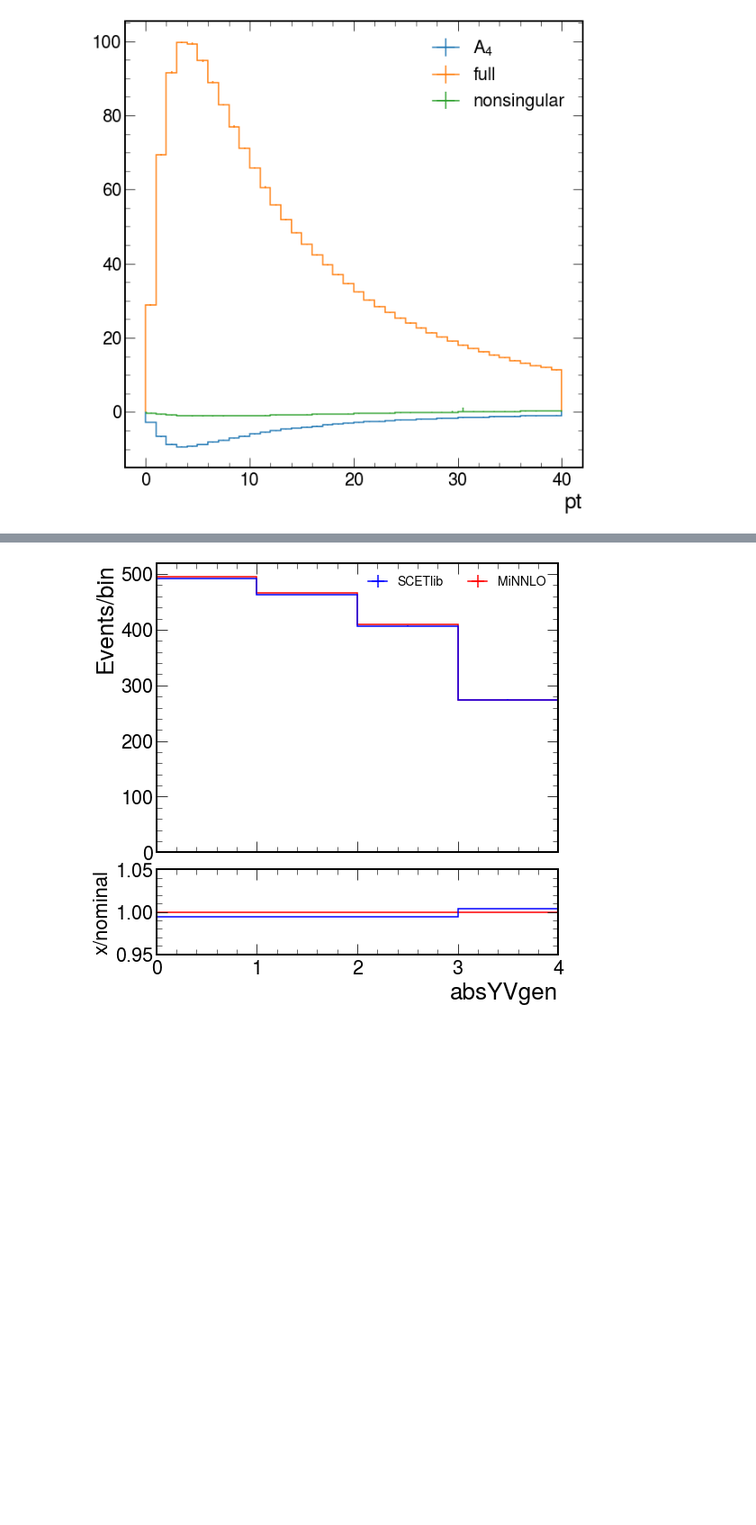
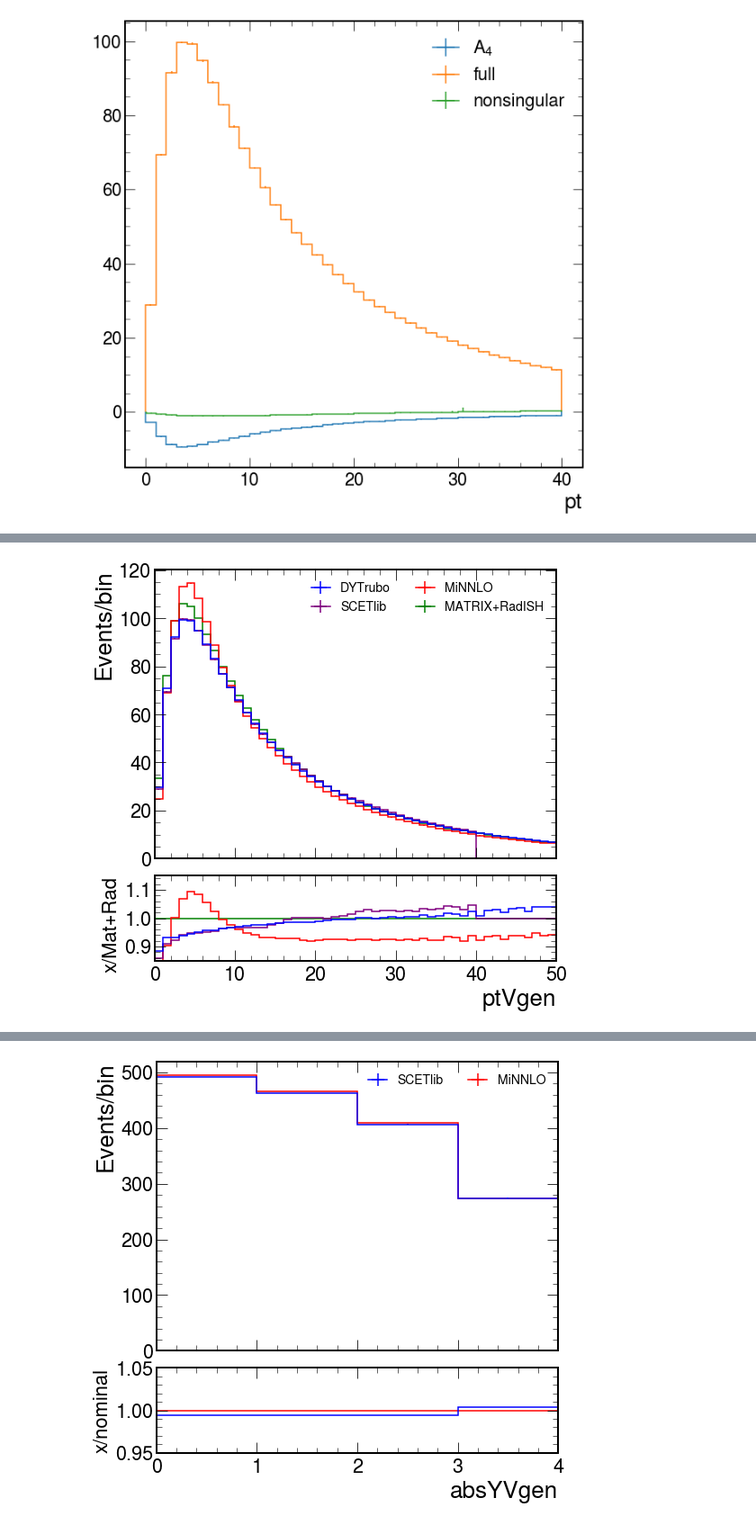
Before and after one commit to WMass/WRemnants, a Jupyter notebook: notebooks/scetlib.ipynb, the cells around one changed output, grey strips where cells are left out. Shown at 90% size. Cells and saved outputs as stored; diff of their text form; code cells hidden in the pictures; blank space fills up the shorter version.

```diff
--- a/notebooks/scetlib.ipynb
+++ b/notebooks/scetlib.ipynb
@@ -89 +72,5 @@ ratio2D = hh.divideHists(scetlibh.project("pt"), ratioh.project("pt"))
+# %%
+fig = plot_tools.makePlotWithRatioToRef([matrix_rad_rebin, minnlo_rebin, scetlib_rebin, dyturbo_rebin],colors=["green", "red", "purple", "blue", ], labels=["MATRIX+RadISH", "MiNNLO", "SCETlib", "DYTrubo", ], rrange=[0.85, 1.15], xlim=[0, 50], binwnorm=1., rlabel="x/Mat+Rad")
+# %% [output]
+[figure, added]
 # %%
```
Also changed, not shown: parts of 115 cells of this notebook, 9 other files.
